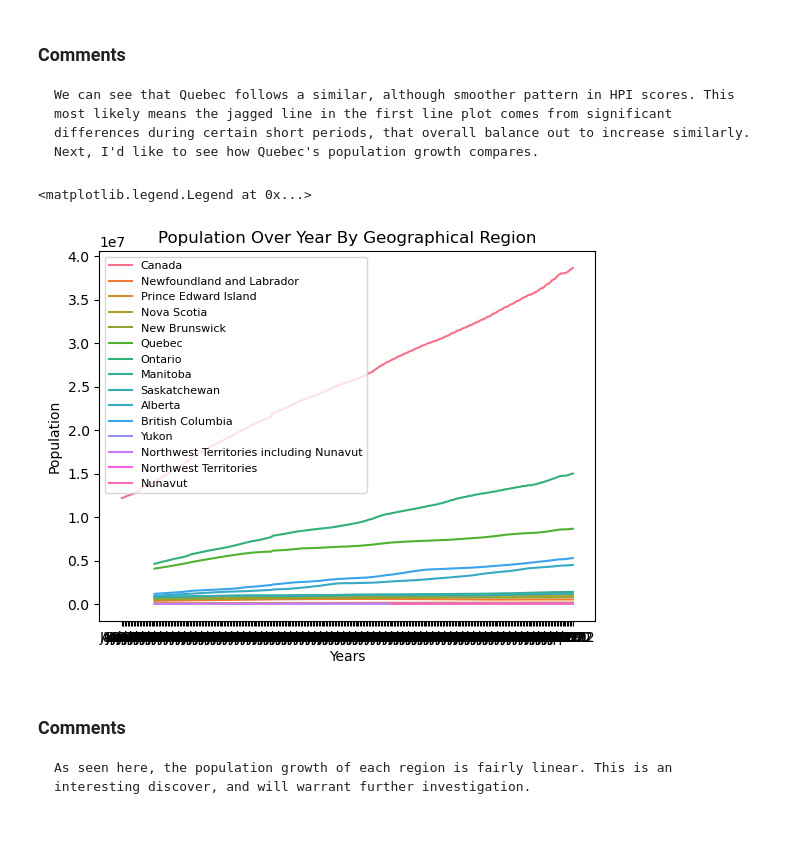
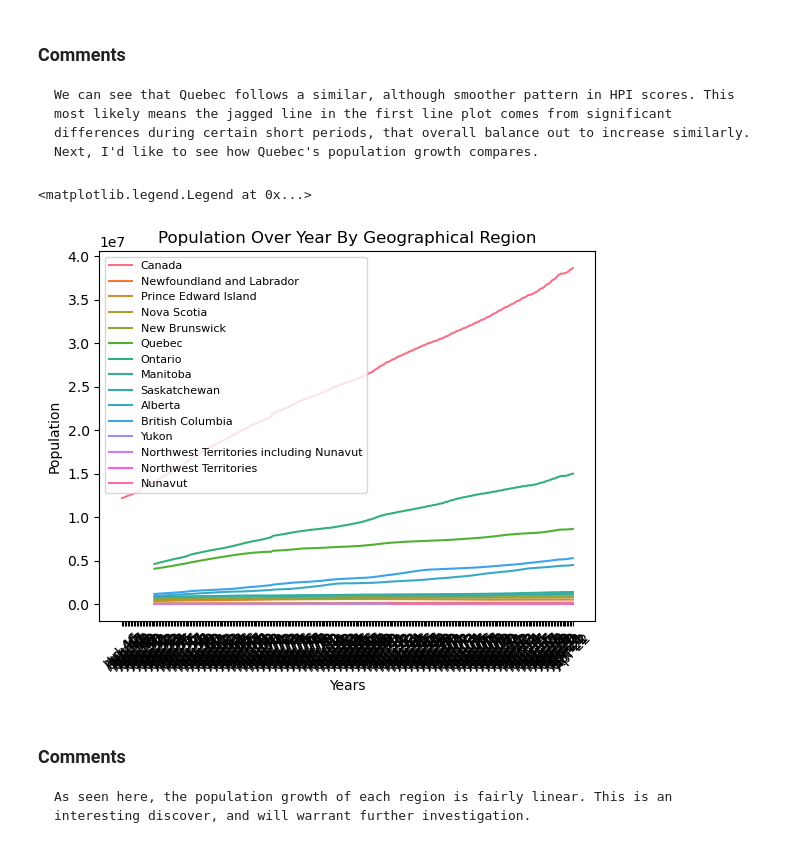
Before and after one commit to ubco-W2022T1-cosc301/group13, a Jupyter notebook: notebooks/analysis3.ipynb, the cells around one changed output. Drawn from its saved outputs; the diff is of its cells as text; code cells hidden in the pictures.

```diff
--- a/notebooks/analysis3.ipynb
+++ b/notebooks/analysis3.ipynb
@@ -125,11 +125,13 @@ sns.lineplot(data=canHPIDataSet, x="year", y="Quebec").set(title="HPI Over Years
 
     We can see that Quebec follows a similar, although smoother pattern in HPI scores. This most likely means the jagged line in the first line plot comes from significant differences during certain short periods, that overall balance out to increase similarly. Next, I'd like to see how Quebec's population growth compares.
 # %%
+plt.xticks(rotation=45)
+
 sns.lineplot(data=popDataSet, x="REF_DATE", y="Population estimate", hue="GEO").set(title="Population Over Year By Geographical Region", ylabel="Population", xlabel="Years")
 plt.legend(fontsize='8')
 # %% [output]
 <matplotlib.legend.Legend at 0x...>
-[figure, old version]
+[figure, new version]
 # %% [markdown]
 ### Comments
 
```
Also changed, not shown: parts of 7 cells of this notebook, 1 other file.
